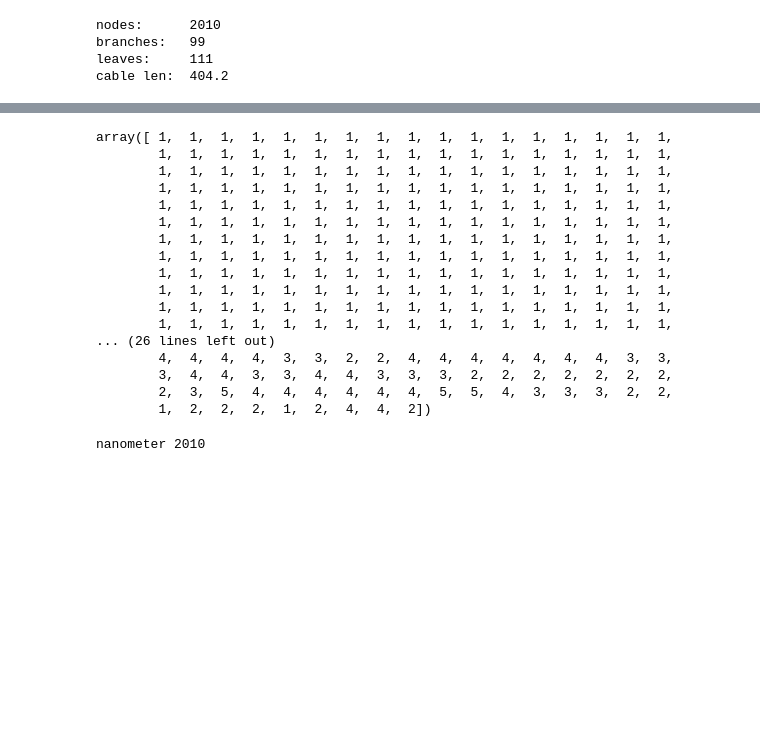
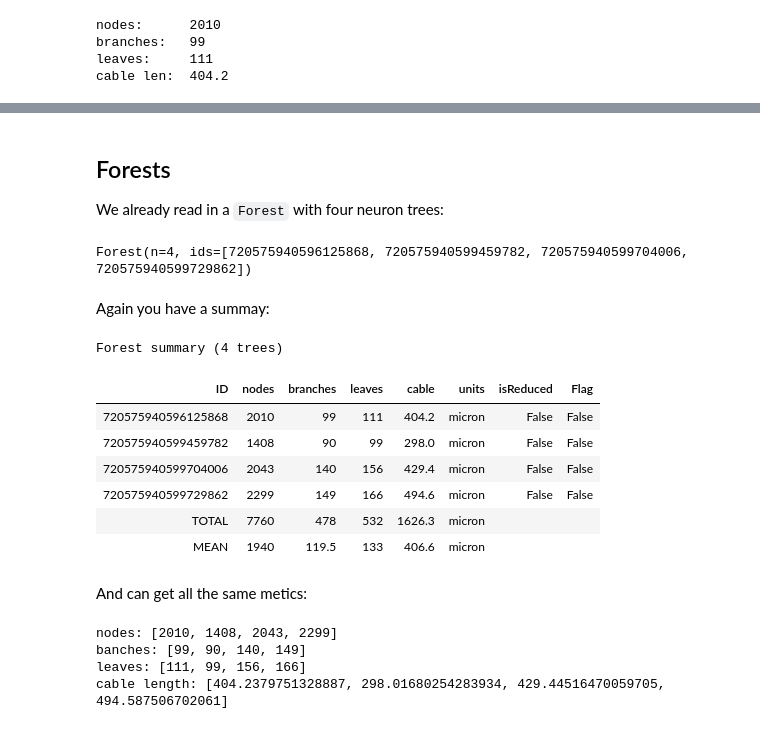
Before and after one commit to NikDrummond/NeuRosetta, a Jupyter notebook: docs/getting_started/example_data.ipynb, the cells around one changed output, grey strips where cells are left out. Cells and saved outputs as stored; diff of their text form; code cells hidden in the pictures; blank space fills up the shorter version.

Commit message:
curent night progress

```diff
--- a/docs/getting_started/example_data.ipynb
+++ b/docs/getting_started/example_data.ipynb
@@ -112,31 +128,33 @@ depths, counts = np.unique(d, return_counts = True)
-# %%
-counts
-# %% [output]
-array([ 1,  1,  1,  1,  1,  1,  1,  1,  1,  1,  1,  1,  1,  1,  1,  1,  1,
-        1,  1,  1,  1,  1,  1,  1,  1,  1,  1,  1,  1,  1,  1,  1,  1,  1,
-        1,  1,  1,  1,  1,  1,  1,  1,  1,  1,  1,  1,  1,  1,  1,  1,  1,
-        1,  1,  1,  1,  1,  1,  1,  1,  1,  1,  1,  1,  1,  1,  1,  1,  1,
-        1,  1,  1,  1,  1,  1,  1,  1,  1,  1,  1,  1,  1,  1,  1,  1,  1,
-        1,  1,  1,  1,  1,  1,  1,  1,  1,  1,  1,  1,  1,  1,  1,  1,  1,
-        1,  1,  1,  1,  1,  1,  1,  1,  1,  1,  1,  1,  1,  1,  1,  1,  1,
-        1,  1,  1,  1,  1,  1,  1,  1,  1,  1,  1,  1,  1,  1,  1,  1,  1,
-        1,  1,  1,  1,  1,  1,  1,  1,  1,  1,  1,  1,  1,  1,  1,  1,  1,
-        1,  1,  1,  1,  1,  1,  1,  1,  1,  1,  1,  1,  1,  1,  1,  1,  1,
-        1,  1,  1,  1,  1,  1,  1,  1,  1,  1,  1,  1,  1,  1,  1,  1,  1,
-        1,  1,  1,  1,  1,  1,  1,  1,  1,  1,  1,  1,  1,  1,  1,  1,  1,
-... (26 lines left out)
-        4,  4,  4,  4,  3,  3,  2,  2,  4,  4,  4,  4,  4,  4,  4,  3,  3,
-        3,  4,  4,  3,  3,  4,  4,  3,  3,  3,  2,  2,  2,  2,  2,  2,  2,
-        2,  3,  5,  4,  4,  4,  4,  4,  4,  5,  5,  4,  3,  3,  3,  2,  2,
-        1,  2,  2,  2,  1,  2,  4,  4,  2])
-# %%
-import tempfile
-from pathlib import Path
-
-out = Path(tempfile.mkdtemp())
-tree.set_units("nm")
-tree.save_tree(out / f"{tree.ID}.nr")
-reloaded = nr.load(out / f"{tree.ID}.nr")
-print(reloaded.metadata.get("units"), reloaded.count_nodes())
-# %% [output]
-nanometer 2010
+# %% [markdown]
+## Forests
+
+We already read in a `Forest` with four neuron trees:
+# %%
+forest
+# %% [output]
+Forest(n=4, ids=[720575940596125868, 720575940599459782, 720575940599704006, 720575940599729862])
+# %% [markdown]
+Again you have a summay:
+# %%
+forest.summary()
+# %% [output]
+Forest summary (4 trees)
+| ID | nodes | branches | leaves | cable | units | isReduced | Flag |
+| 720575940596125868 | 2010 | 99 | 111 | 404.2 | micron | False | False |
+| 720575940599459782 | 1408 | 90 | 99 | 298.0 | micron | False | False |
+| 720575940599704006 | 2043 | 140 | 156 | 429.4 | micron | False | False |
+| 720575940599729862 | 2299 | 149 | 166 | 494.6 | micron | False | False |
+| TOTAL | 7760 | 478 | 532 | 1626.3 | micron |  |  |
+| MEAN | 1940 | 119.5 | 133 | 406.6 | micron |  |  |
+# %% [markdown]
+And can get all the same metics:
+# %%
+print(f"nodes: {forest.count_nodes(parallel = False, show_progress = False)}")
+print(f"banches: {forest.count_branches(parallel = False, show_progress = False)}")
+print(f"leaves: {forest.count_leaves(parallel = False, show_progress = False)}")
+print(f"cable length: {forest.get_total_cable_length(parallel = False, show_progress = False)}")
+# %% [output]
+nodes: [2010, 1408, 2043, 2299]
+banches: [99, 90, 140, 149]
+leaves: [111, 99, 156, 166]
+cable length: [404.2379751328887, 298.01680254283934, 429.44516470059705, 494.587506702061]
```
Also changed, not shown: parts of 11 cells of this notebook, 47 other files.
